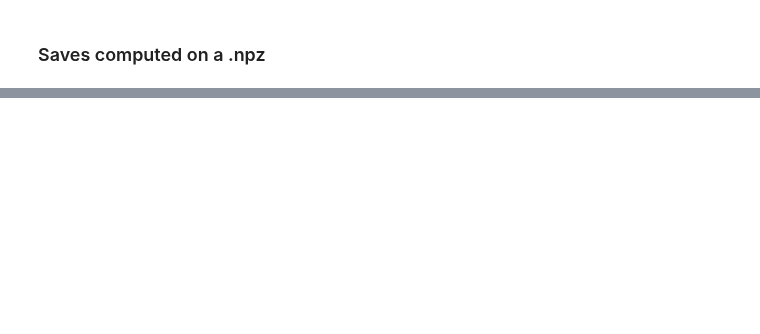
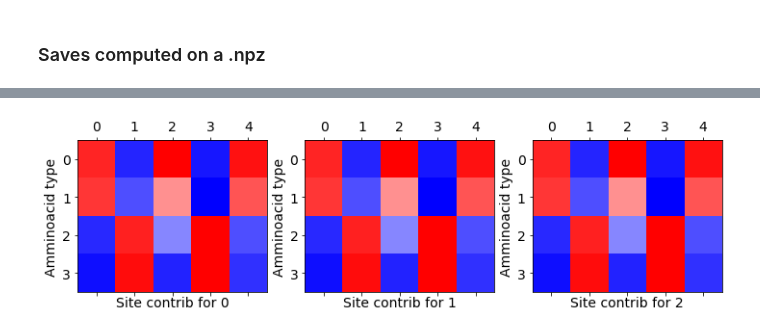
Before and after one commit to threeblueonebrowneyes/lcpb-homework, a Jupyter notebook: HW_02/AnalysisRBM.ipynb, the cells around one changed output, grey strips where cells are left out. Saved outputs shown, nothing was run; the diff lists cells and outputs as text; code cells hidden in the pictures; blank space fills up the shorter version.

```diff
--- a/HW_02/AnalysisRBM.ipynb
+++ b/HW_02/AnalysisRBM.ipynb
@@ -152,0 +204,10 @@ plt.plot()
+# %%
+fig, ax = plt.subplots(1,3, figsize=(12,4))
+for h in np.arange(M):
+    ax[h].matshow(rbm_nospin.w.T[i].reshape(5,4).T, cmap='bwr')
+    ax[h].set_xlabel('Site contrib for '+str(h))
+    ax[h].set_ylabel('Amminoacid type')
+plt.savefig('nospin_model_weigths.png')
+plt.show()
+# %% [output]
+[figure, added]
```
Also changed, not shown: parts of 26 cells of this notebook, 30 other files.
